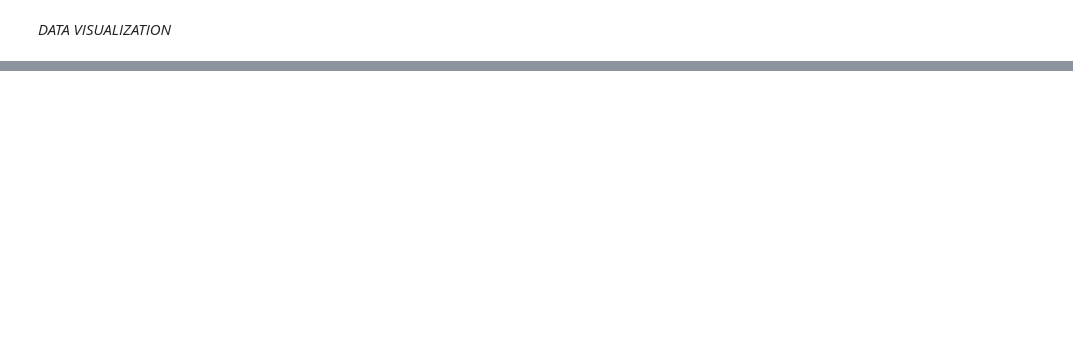
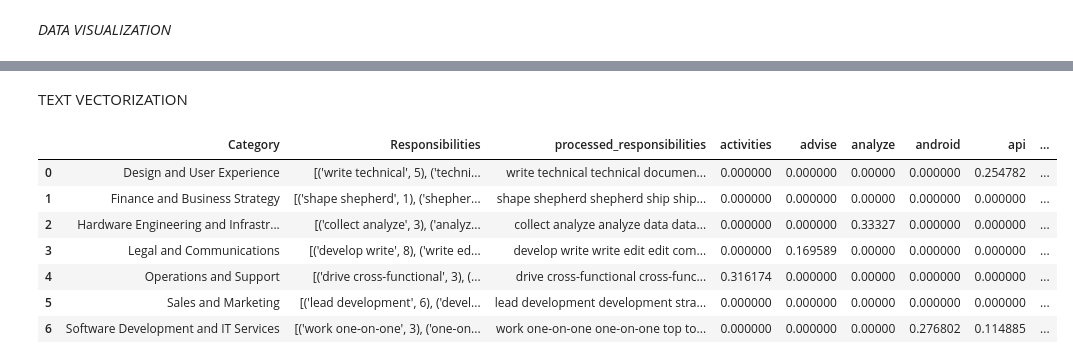
Before and after one commit to C242-PS045-Career-Match/Machine-Learning, a Jupyter notebook: CareerMatch_MLmodel.ipynb, the cells around one changed output, grey strips where cells are left out. Saved outputs shown, nothing was run; the diff lists cells and outputs as text; code cells hidden in the pictures; blank space fills up the shorter version.

```diff
--- a/CareerMatch_MLmodel.ipynb
+++ b/CareerMatch_MLmodel.ipynb
@@ -201,0 +237,3 @@ plt.show()
+# %%
+common_bigrams_responsibilities_df['Responsibilities'] = common_bigrams_responsibilities_df['Responsibilities'].apply(str)
+common_bigrams_responsibilities_df
@@ -201,0 +249,34 @@ plt.show()
+# %% [markdown]
+TEXT VECTORIZATION
+# %%
+# Create a TF-IDF vectorizer
+vectorizer = TfidfVectorizer()
+
+# Fit and transform the 'processed_responsibilities' column
+tfidf_matrix = vectorizer.fit_transform(common_bigrams_responsibilities_df['processed_responsibilities'])
+
+# Convert the TF-IDF matrix to a dense array (optional, for easier inspection)
+tfidf_matrix_dense = tfidf_matrix.toarray()
+
+# Create a dataframe from the TF-IDF matrix
+tfidf_df = pd.DataFrame(tfidf_matrix_dense, columns=vectorizer.get_feature_names_out())
+
+# Concatenate the TF-IDF dataframe with the original dataframe
+# This will add the vectorized columns to the original data
+final_df = pd.concat([common_bigrams_responsibilities_df, tfidf_df], axis=1)
+
+# Print the resulting dataframe
+final_df
+
+# Now, final_df contains both original columns and the vector representations
+# You can use this for a recommendation system
+# For example, you can compute cosine similarity between rows to find related job categories.
+# %% [output]
+|  | Category | Responsibilities | processed_responsibilities | activities | advise | analyze | android | api | ... |
+| 0 | Design and User Experience | [('write technical', 5), ('techni... | write technical technical documen... | 0.000000 | 0.000000 | 0.00000 | 0.000000 | 0.254782 | ... |
+| 1 | Finance and Business Strategy | [('shape shepherd', 1), ('shepher... | shape shepherd shepherd ship ship... | 0.000000 | 0.000000 | 0.00000 | 0.000000 | 0.000000 | ... |
+| 2 | Hardware Engineering and Infrastr... | [('collect analyze', 3), ('analyz... | collect analyze analyze data data... | 0.000000 | 0.000000 | 0.33327 | 0.000000 | 0.000000 | ... |
+| 3 | Legal and Communications | [('develop write', 8), ('write ed... | develop write write edit edit com... | 0.000000 | 0.169589 | 0.00000 | 0.000000 | 0.000000 | ... |
+| 4 | Operations and Support | [('drive cross-functional', 3), (... | drive cross-functional cross-func... | 0.316174 | 0.000000 | 0.00000 | 0.000000 | 0.000000 | ... |
+| 5 | Sales and Marketing | [('lead development', 6), ('devel... | lead development development stra... | 0.000000 | 0.000000 | 0.00000 | 0.000000 | 0.000000 | ... |
+| 6 | Software Development and IT Services | [('work one-on-one', 3), ('one-on... | work one-on-one one-on-one top to... | 0.000000 | 0.000000 | 0.00000 | 0.276802 | 0.114885 | ... |
```
Also changed, not shown: parts of 15 cells of this notebook.
